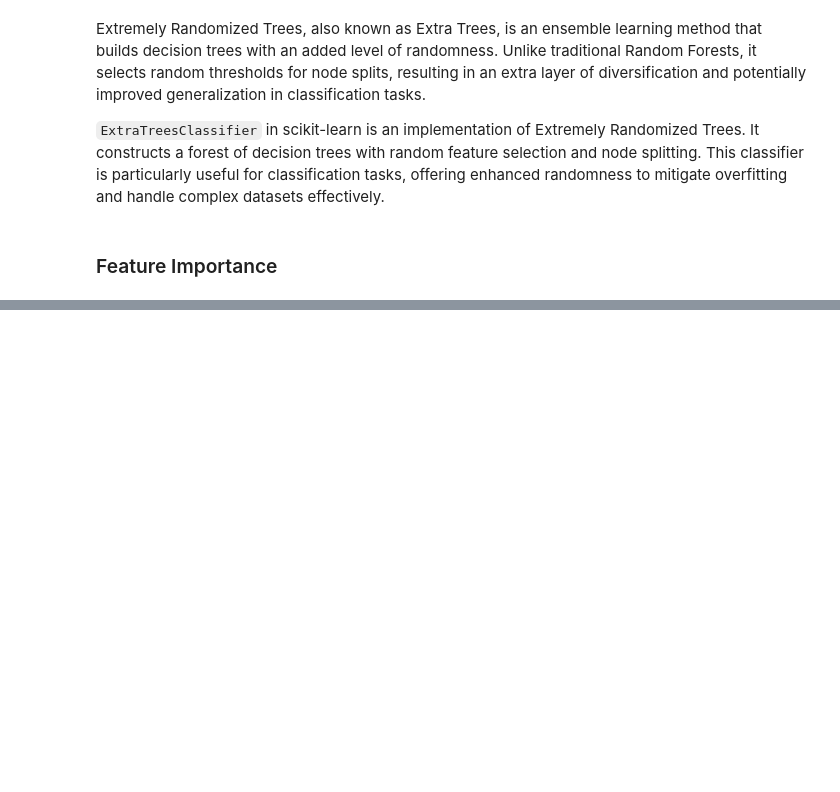
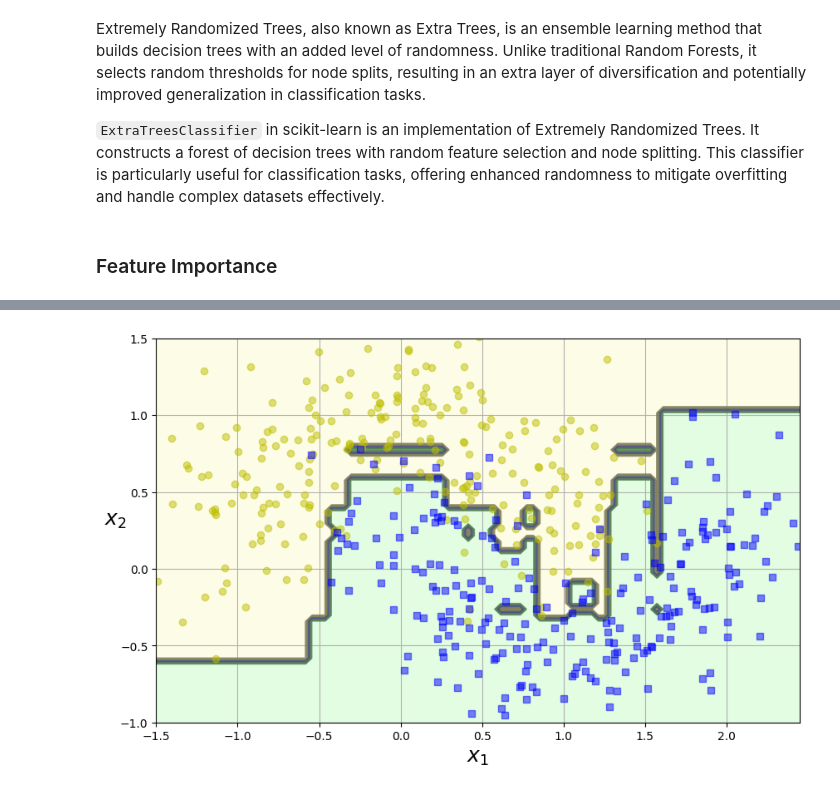
Before and after one commit to Ivan-Grigorev/Hands_On_ML, a Jupyter notebook: chapter_07.ipynb, the cells around one changed output, grey strips where cells are left out. Drawn from its saved outputs; the diff is of its cells as text; code cells hidden in the pictures; blank space fills up the shorter version.

```diff
--- a/chapter_07.ipynb
+++ b/chapter_07.ipynb
@@ -305,0 +375,6 @@ Feature petal width (cm) has an importance of 42.28%
+# %%
+plt.figure(figsize=(10, 6))
+
+plot_decision_boundary(clf=ada_clf, X=X, y=y)
+# %% [output]
+[figure, added]
```
Also changed, not shown: parts of 47 cells of this notebook.
